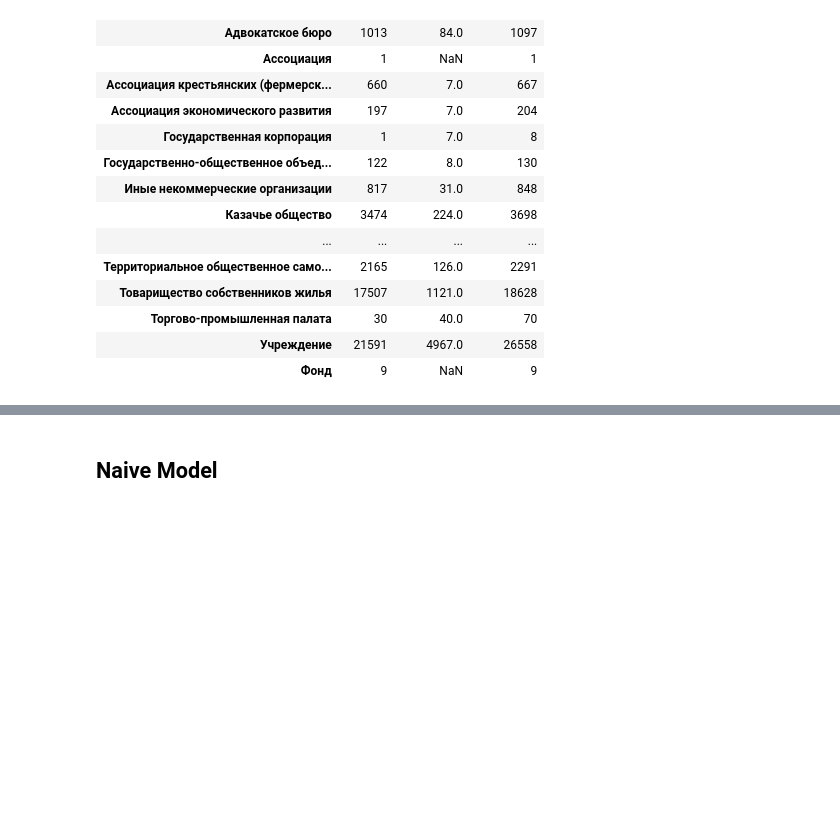
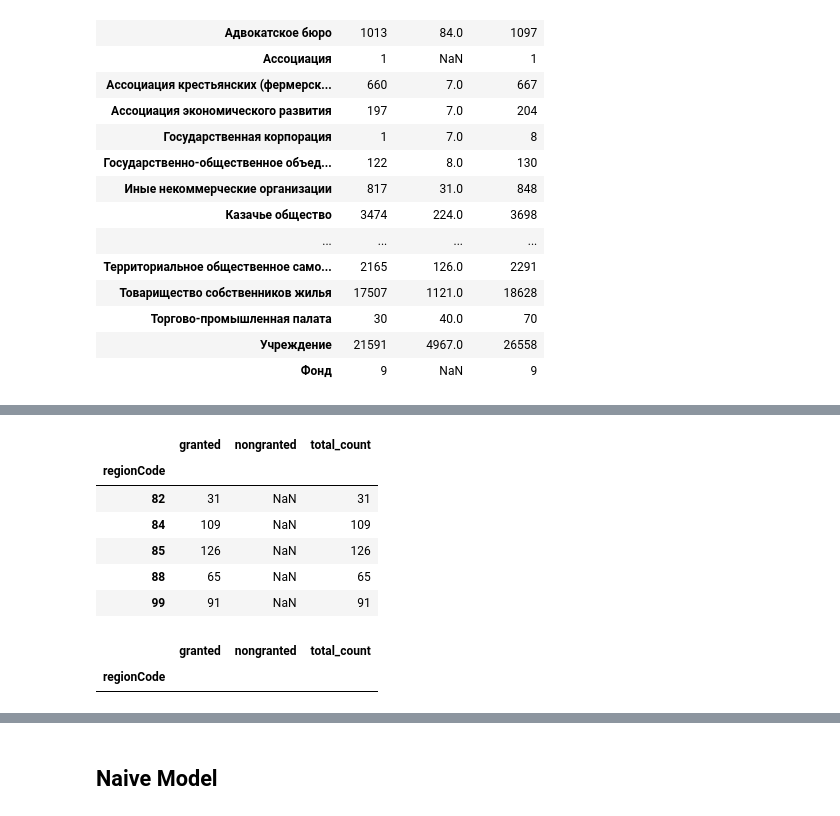
Before and after one commit to Elen-Skri/Projects-DSC, a Jupyter notebook: Teplitsa_hackaton/Case_1_nko_FE.ipynb, the cells around one changed output, grey strips where cells are left out. Cells and saved outputs as stored; diff of their text form; code cells hidden in the pictures; blank space fills up the shorter version.

```diff
--- a/Teplitsa_hackaton/Case_1_nko_FE.ipynb
+++ b/Teplitsa_hackaton/Case_1_nko_FE.ipynb
@@ -104,0 +232,15 @@ df
+# %%
+df_reg_code[df_reg_code.granted == df_reg_code.total_count]
+# %% [output]
+|  | granted | nongranted | total_count |
+| regionCode |  |  |  |
+| 82 | 31 | NaN | 31 |
+| 84 | 109 | NaN | 109 |
+| 85 | 126 | NaN | 126 |
+| 88 | 65 | NaN | 65 |
+| 99 | 91 | NaN | 91 |
+# %%
+df_reg_code[df_reg_code.nongranted == df_reg_code.total_count]
+# %% [output]
+|  | granted | nongranted | total_count |
+| regionCode |  |  |  |
```
Also changed, not shown: parts of 15 cells of this notebook.
